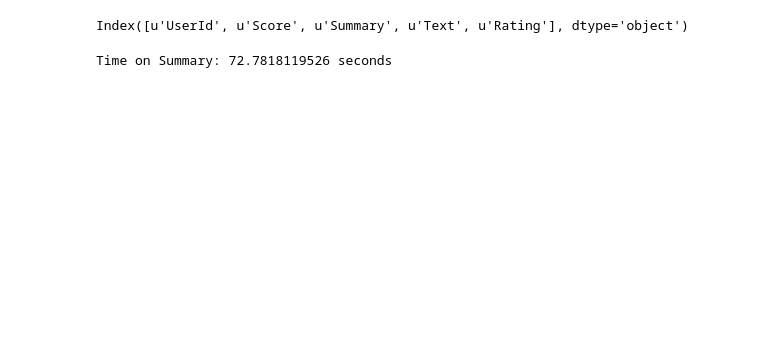
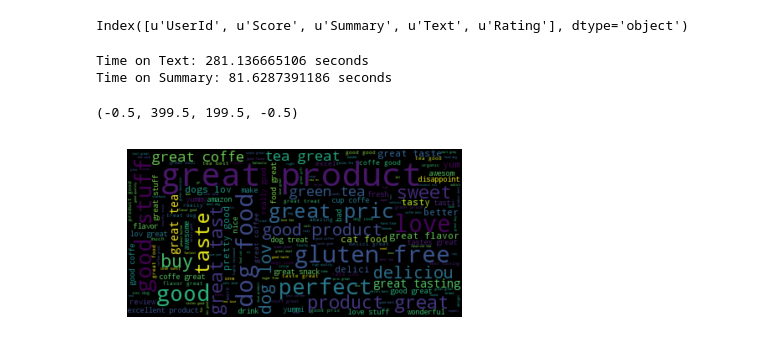
Before and after one commit to vikramriyer/text_learning, a Jupyter notebook: Text Learning.ipynb, the cells around one changed output. Saved outputs shown, nothing was run; the diff lists cells and outputs as text; code cells hidden in the pictures; blank space fills up the shorter version.

Commit message:
feat: word cloud code added

```diff
--- a/Text Learning.ipynb
+++ b/Text Learning.ipynb
@@ -47,6 +48,7 @@ html_parser = HTMLParser.HTMLParser()
 stop_words = set(stopwords.words('english'))
 stemmer = SnowballStemmer('english')
 vectorizer = TfidfVectorizer()
+wordcloud = WordCloud(max_font_size=40)
 
 def decode_characters_utf8(row):
     return row.decode("utf8").encode('ascii','ignore')
@@ -97,11 +99,26 @@ def pre_process_data(field):
     return pre_processed_data
 # %%
 # Pre processing
-#t = time.time()
-#Text = pre_process_data('Text')
-#print "Time on Text: {} seconds".format(time.time() - t)
+t = time.time()
+Text = pre_process_data('Text')
+print "Time on Text: {} seconds".format(time.time() - t)
 t = time.time()
 Summary = pre_process_data('Summary')
 print "Time on Summary: {} seconds".format(time.time() - t)
 # %% [output]
-Time on Summary: 72.7818119526 seconds
+Time on Text: 281.136665106 seconds
+Time on Summary: 81.6287391186 seconds
+# %%
+# Drawing a wordcloud of summary
+summary = pd.DataFrame(Summary)
+summary.columns = ['summary']
+summary = summary.to_string()
+summary = ' '.join([i.encode('ascii', 'ignore') for i in summary.split()])
+wordcloud_summary = wordcloud.generate(summary)
+# %%
+# plotting summary
+plt.imshow(wordcloud_summary, interpolation='bilinear')
+plt.axis("off")
+# %% [output]
+(-0.5, 399.5, 199.5, -0.5)
+[figure, added]
```
Also changed, not shown: parts of 6 cells of this notebook.
